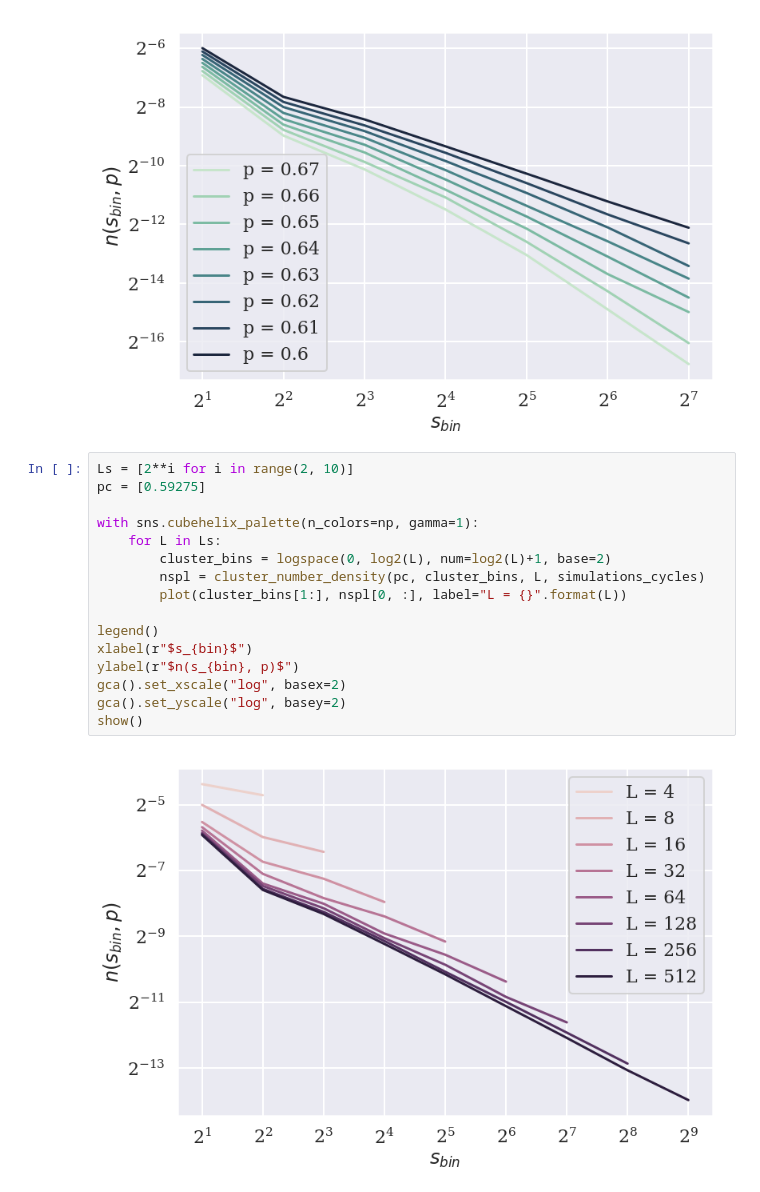
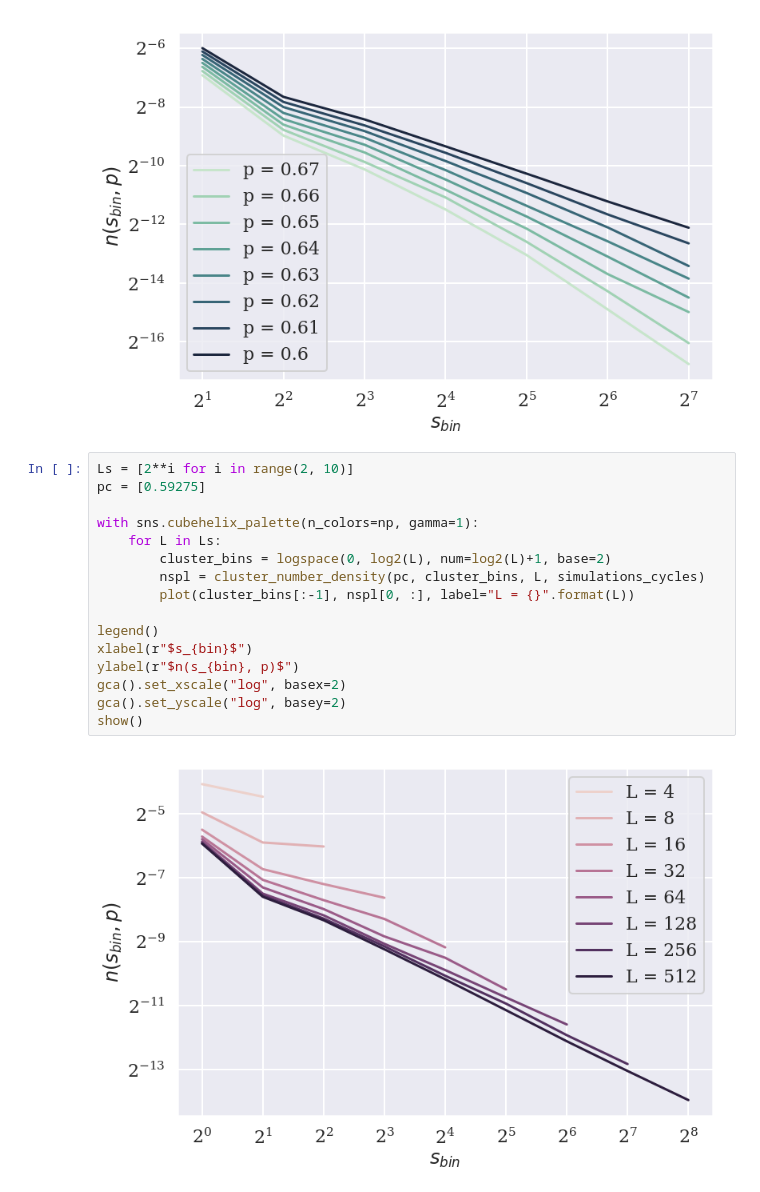
Before and after one commit to auduntre/FYS4460, a Jupyter notebook: Project3/task_f_g_h/task_f_g_h.ipynb, the cells around one changed output. Drawn from its saved outputs; the diff is of its cells as text.

```diff
--- a/Project3/task_f_g_h/task_f_g_h.ipynb
+++ b/Project3/task_f_g_h/task_f_g_h.ipynb
@@ -99,18 +99,18 @@ show()
 # %%
 Ls = [2**i for i in range(2, 10)]
 pc = [0.59275]
 
 with sns.cubehelix_palette(n_colors=np, gamma=1):
     for L in Ls:
         cluster_bins = logspace(0, log2(L), num=log2(L)+1, base=2)
         nspl = cluster_number_density(pc, cluster_bins, L, simulations_cycles)
-        plot(cluster_bins[1:], nspl[0, :], label="L = {}".format(L))
+        plot(cluster_bins[:-1], nspl[0, :], label="L = {}".format(L))
 
 legend()
 xlabel(r"$s_{bin}$")
 ylabel(r"$n(s_{bin}, p)$")
 gca().set_xscale("log", basex=2)
 gca().set_yscale("log", basey=2)
 show()
 # %% [output]
-[figure, old version]
+[figure, new version]
```
